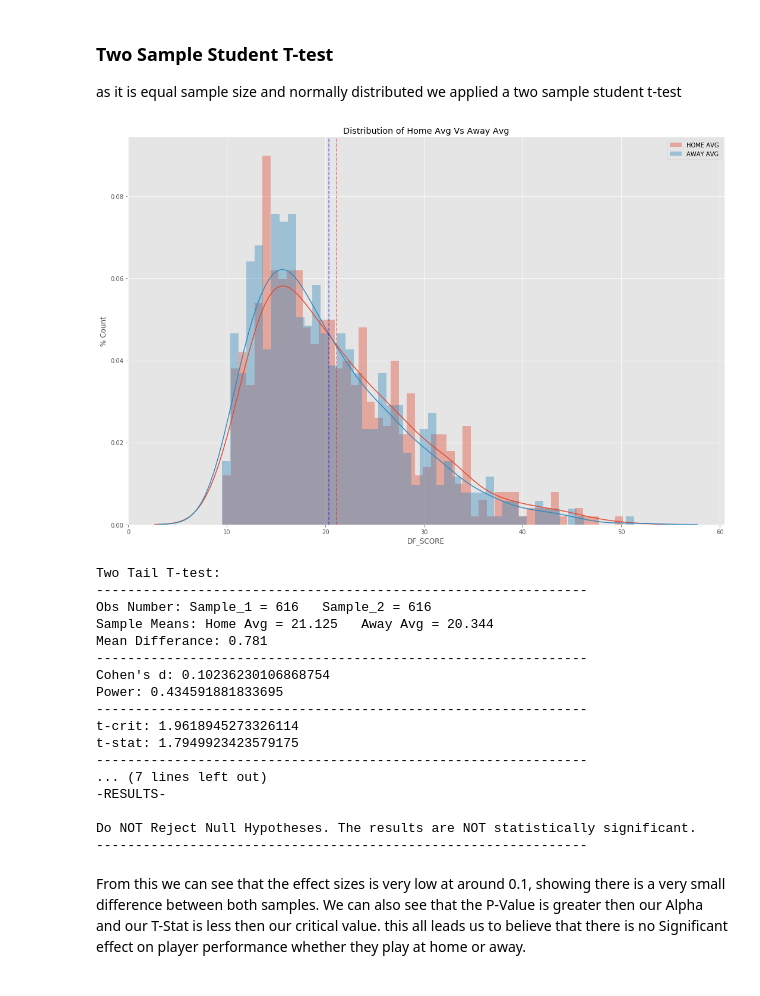
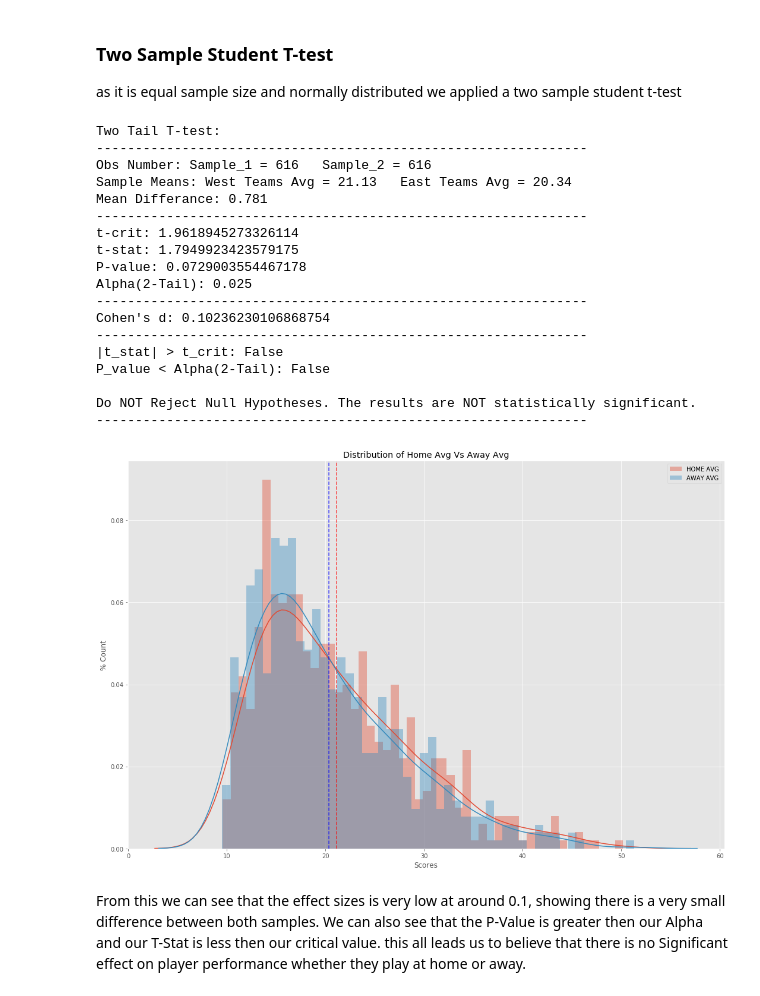
Before and after one commit to KGharib/Hypothesis-Testing-on-18-Seasons-of-NBA-Dataset, a Jupyter notebook: index.ipynb, the cells around one changed output. Cells and saved outputs as stored; diff of their text form; code cells hidden in the pictures.

```diff
--- a/index.ipynb
+++ b/index.ipynb
@@ -352,33 +451,35 @@ def two_sample_ttest(sample1, sample2, alpha):
-# %%
-plt.figure(figsize=(18,12))
-plt.title('Distribution of Home Avg Vs Away Avg')
-sns.distplot(control, label='HOME AVG', bins=50)
-sns.distplot(experimental, label='AWAY AVG',bins=50)
-plt.ylabel('% Count')
-plt.legend()
-plt.axvline(x=control.mean(), color='r',alpha = 0.5, linestyle='--')
-plt.axvline(x=experimental.mean(), color='b',alpha = 0.5, linestyle='--')
-plt.show()
-two_sample_ttest(control, experimental, 0.05)
-# %% [output]
-[figure, removed]
-Two Tail T-test:
----------------------------------------------------------------
-Obs Number: Sample_1 = 616   Sample_2 = 616
-Sample Means: Home Avg = 21.125   Away Avg = 20.344
-Mean Differance: 0.781
----------------------------------------------------------------
-Cohen's d: 0.10236230106868754
-Power: 0.434591881833695
----------------------------------------------------------------
-t-crit: 1.9618945273326114
-t-stat: 1.7949923423579175
----------------------------------------------------------------
-... (7 lines left out)
--RESULTS-
-
-Do NOT Reject Null Hypotheses. The results are NOT statistically significant.
----------------------------------------------------------------
+# %%
+test = Test(control, experimental, 0.05)
+test.two_sample_ttest()
+test.print_results()
+plot_infos = {"title":"Distribution of Home Avg Vs Away Avg",
+             "label1":"HOME AVG",
+             "label2":"AWAY AVG",
+             "xlabel":"Scores",
+             "ylabel":"% Count",
+             "bins":50,
+             "figsize":[18,12]}
+test.plot(plot_infos)
+# %% [output]
+Two Tail T-test:
+---------------------------------------------------------------
+Obs Number: Sample_1 = 616   Sample_2 = 616
+Sample Means: West Teams Avg = 21.13   East Teams Avg = 20.34
+Mean Differance: 0.781
+---------------------------------------------------------------
+t-crit: 1.9618945273326114
+t-stat: 1.7949923423579175
+P-value: 0.0729003554467178
+Alpha(2-Tail): 0.025
+---------------------------------------------------------------
+Cohen's d: 0.10236230106868754
+---------------------------------------------------------------
+|t_stat| > t_crit: False
+P_value < Alpha(2-Tail): False
+
+Do NOT Reject Null Hypotheses. The results are NOT statistically significant.
+---------------------------------------------------------------
+[figure, added]
 # %% [markdown]
 From this we can see that the effect sizes is very low at around 0.1, showing there is a very small difference between both samples. We can also see that the P-Value is greater then our Alpha and our T-Stat is less then our critical value. this all leads us to believe that there is no Significant effect on player performance whether they play at home or away.
 # %% [markdown]
```
Also changed, not shown: parts of 15 cells of this notebook.
